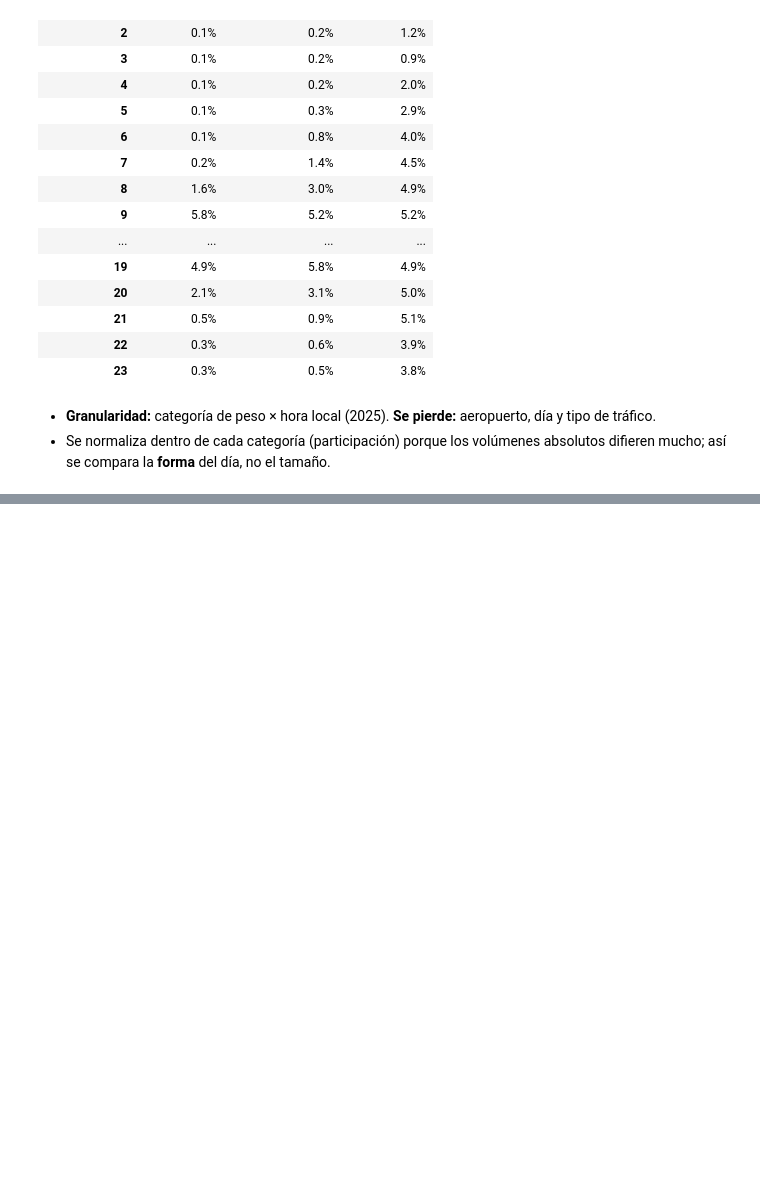
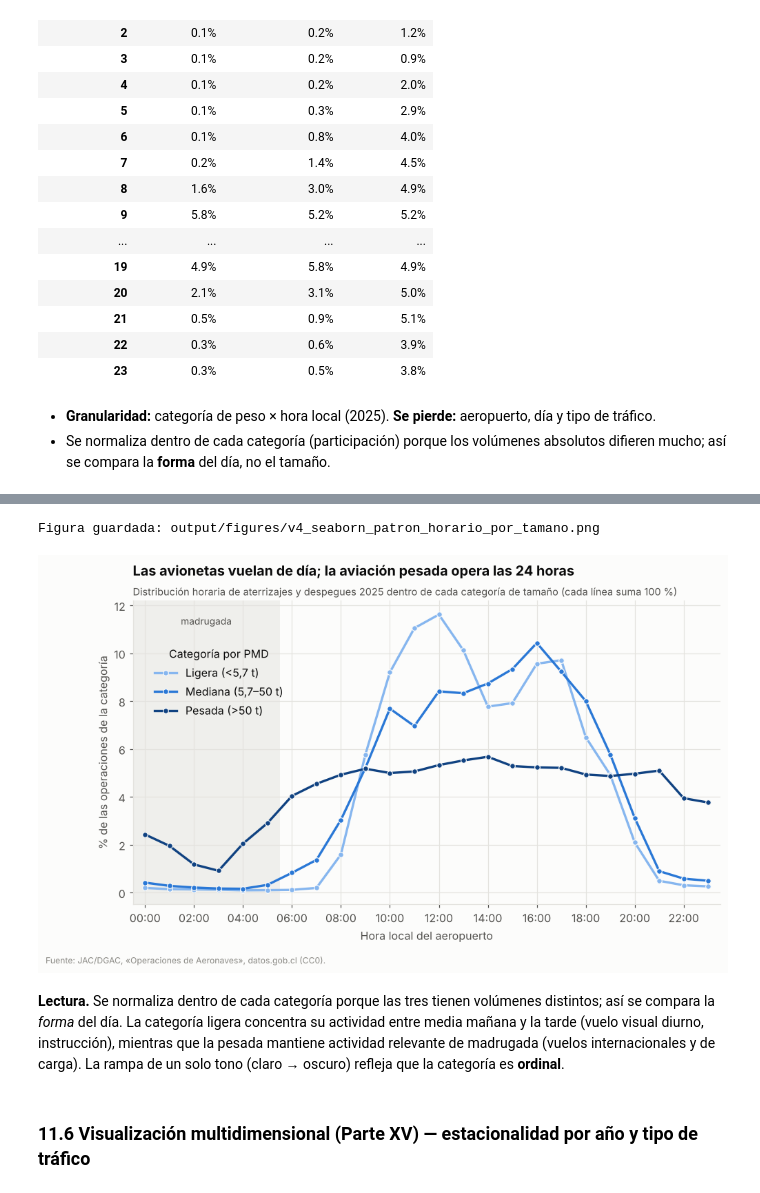
Before and after one commit to Felipepino1/visualizacion-transporte-zapata-urbina, a Jupyter notebook: notebooks/evaluacion02.ipynb, the cells around one changed output, grey strips where cells are left out. Cells and saved outputs as stored; diff of their text form; code cells hidden in the pictures; blank space fills up the shorter version.

```diff
--- a/notebooks/evaluacion02.ipynb
+++ b/notebooks/evaluacion02.ipynb
@@ -888,0 +1089,7 @@ ag_hora.pivot_table(index="hora", columns="categoria_peso", values="participacio
+# %%
+p3 = ag_hora.copy()
+p3["porcentaje"] = p3["participacion_en_categoria"] * 100
+pico = p3.loc[p3.groupby("categoria_peso", observed=True)["porcentaje"].idxmax(), ["categoria_peso", "hora", "porcentaje"]]
+noche = (p3.query("hora <= 5").groupby("categoria_peso", observed=True)["porcentaje"].sum().round(1))
+print("Hora de mayor actividad por categoría:\n", pico.to_string(index=False))
+print("\n% de operaciones entre 00:00 y 05:59:\n", noche.to_string())
@@ -888,0 +1108,27 @@ ag_hora.pivot_table(index="hora", columns="categoria_peso", values="participacio
+# %%
+paleta_peso = dict(zip(p3["categoria_peso"].cat.categories, ["#86b6ef", "#2a78d6", "#104281"]))
+fig, ax = plt.subplots(figsize=(10, 5.2))
+sns.lineplot(data=p3, x="hora", y="porcentaje", hue="categoria_peso", palette=paleta_peso,
+             lw=2.2, marker="o", markersize=5, markeredgecolor=estilo.SUPERFICIE, ax=ax, legend=True)
+ax.axvspan(-0.5, 5.5, color=estilo.GRILLA, alpha=0.5, lw=0)
+ax.text(2.5, ax.get_ylim()[1] * 0.95, "madrugada", ha="center", fontsize=9, color=estilo.TINTA_2, va="top")
+ax.set_xticks(range(0, 24, 2), [f"{h:02d}:00" for h in range(0, 24, 2)])
+ax.set_xlim(-0.5, 23.5)
+ax.set_xlabel("Hora local del aeropuerto")
+ax.set_ylabel("% de las operaciones de la categoría")
+ax.legend(title="Categoría por PMD", loc="upper left", bbox_to_anchor=(0.02, 0.88))
+ax.set_title("Las avionetas vuelan de día; la aviación pesada opera las 24 horas")
+estilo.subtitulo(ax, "Distribución horaria de aterrizajes y despegues 2025 dentro de cada categoría de tamaño (cada línea suma 100 %)")
+estilo.nota_fuente(fig)
+estilo.guardar(fig, "v4_seaborn_patron_horario_por_tamano", FIGURAS)
+# %% [output]
+Figura guardada: output/figures/v4_seaborn_patron_horario_por_tamano.png
+[figure, added]
+# %% [markdown]
+**Lectura.** Se normaliza dentro de cada categoría porque las tres tienen volúmenes distintos; así
+se compara la *forma* del día. La categoría ligera concentra su actividad entre media mañana y la
+tarde (vuelo visual diurno, instrucción), mientras que la pesada mantiene actividad relevante de
+madrugada (vuelos internacionales y de carga). La rampa de un solo tono (claro → oscuro) refleja
+que la categoría es **ordinal**.
+# %% [markdown]
+### 11.6 Visualización multidimensional (Parte XV) — estacionalidad por año y tipo de tráfico
```
Also changed, not shown: parts of 20 cells of this notebook, 7 other files.
